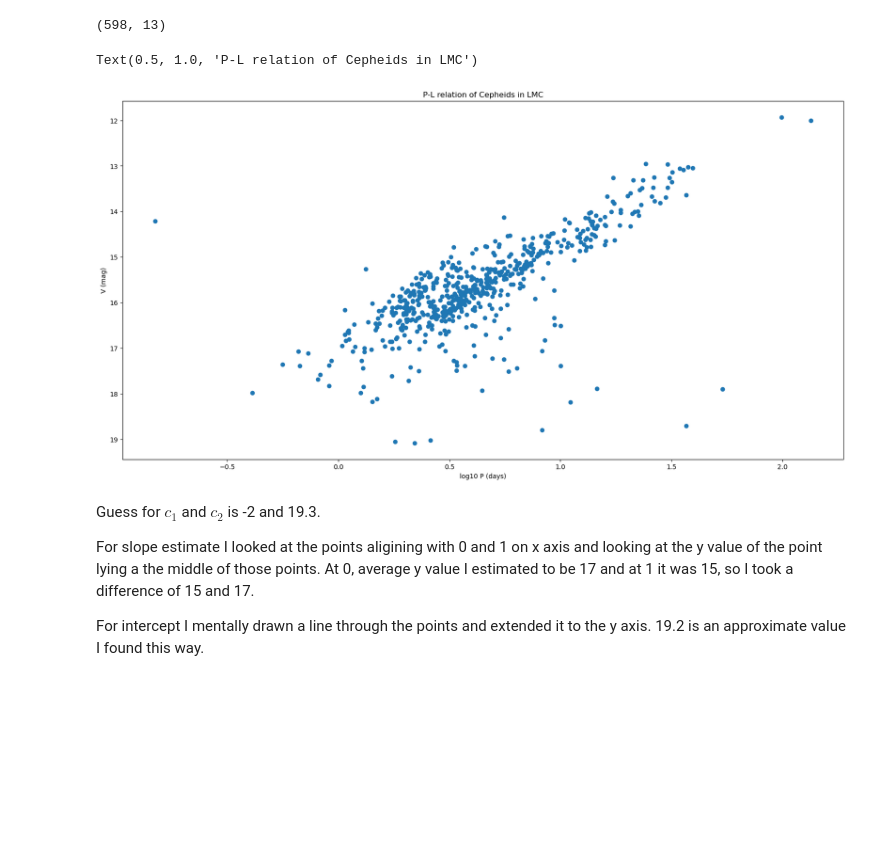
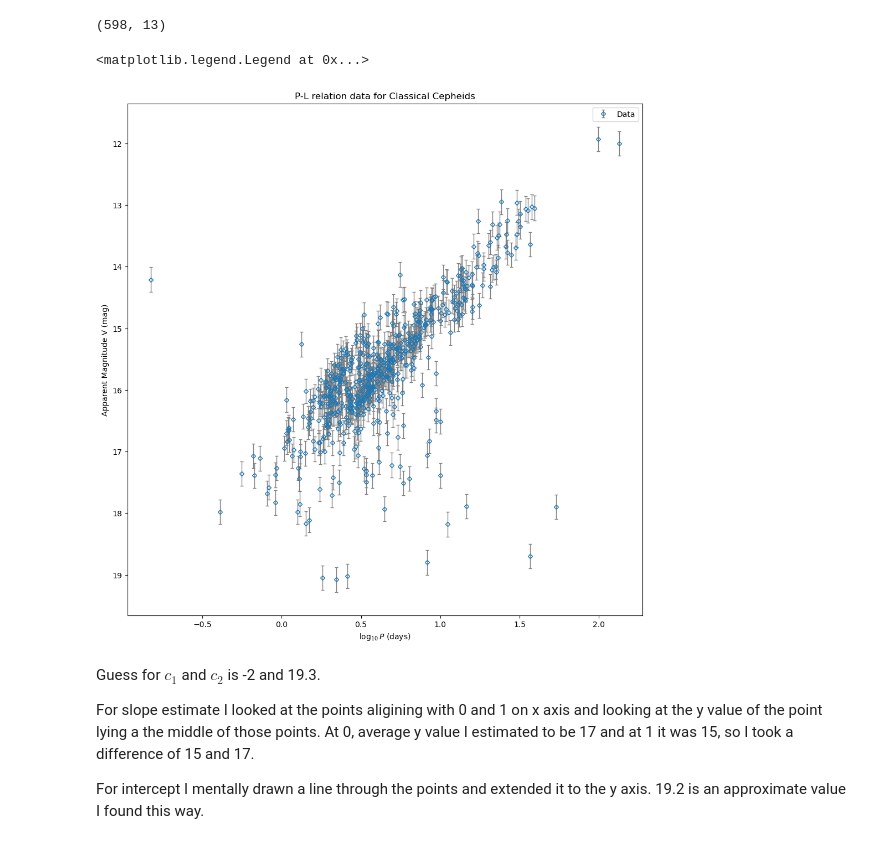
Before and after one commit to DIaDaynaDay/ASTR7907, a Jupyter notebook: Assignment 1 Q1.ipynb, the cells around one changed output. Saved outputs shown, nothing was run; the diff lists cells and outputs as text; code cells hidden in the pictures; blank space fills up the shorter version.

```diff
--- a/Assignment 1 Q1.ipynb
+++ b/Assignment 1 Q1.ipynb
@@ -31,13 +31,3 @@ SeboLMC = SeboLMC_raw[mask]
 SeboLMC.shape
 # %% [output]
 (598, 13)
-# %%
-plt.figure(figsize = (20,10))
-plt.scatter(np.log10(SeboLMC['Period']),SeboLMC['Vmag'])
-plt.gca().invert_yaxis()
-plt.xlabel('log10 P (days)')
-plt.ylabel('V (mag)')
-plt.title('P-L relation of Cepheids in LMC')
-# %% [output]
-Text(0.5, 1.0, 'P-L relation of Cepheids in LMC')
-[figure, removed]
@@ -44,3 +38,17 @@ Text(0.5, 1.0, 'P-L relation of Cepheids in LMC')
+# %%
+fig = plt.figure()
+fig.set_size_inches([12,12])
+plt.gca().invert_yaxis()
+plt.errorbar(x=x, y=y, yerr=dy, mfc="none",
+            ms=4, fmt="D", ecolor="grey", label="Data",
+            elinewidth=1.0, capsize=2)
+plt.xlabel(r'$\log_{10}P$ (days)')
+plt.ylabel('Apparent Magnitude V (mag)')
+plt.title('P-L relation data for Classical Cepheids')
+plt.legend()
+# %% [output]
+<matplotlib.legend.Legend at 0x...>
+[figure, added]
 # %% [markdown]
 Guess for $c_1$ and $c_2$ is -2 and 19.3.
 
```
Also changed, not shown: parts of 44 cells of this notebook.
